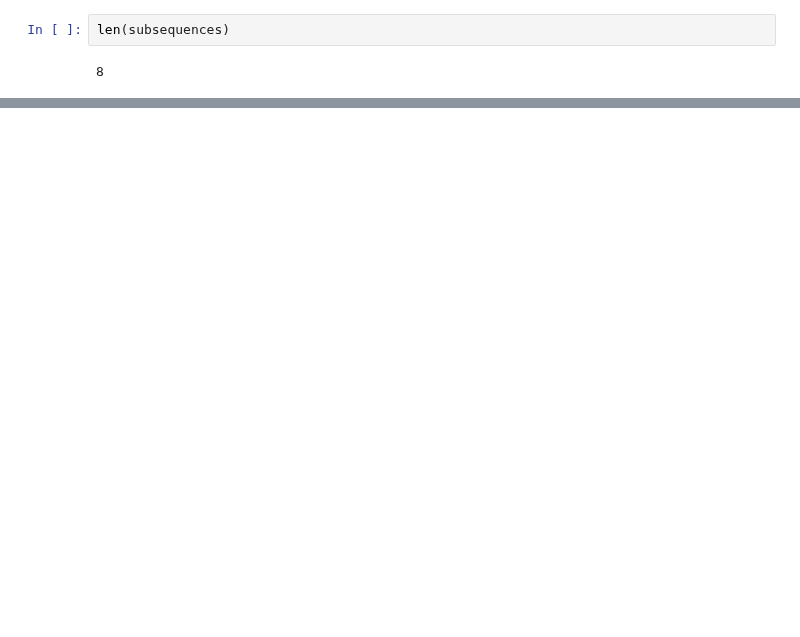
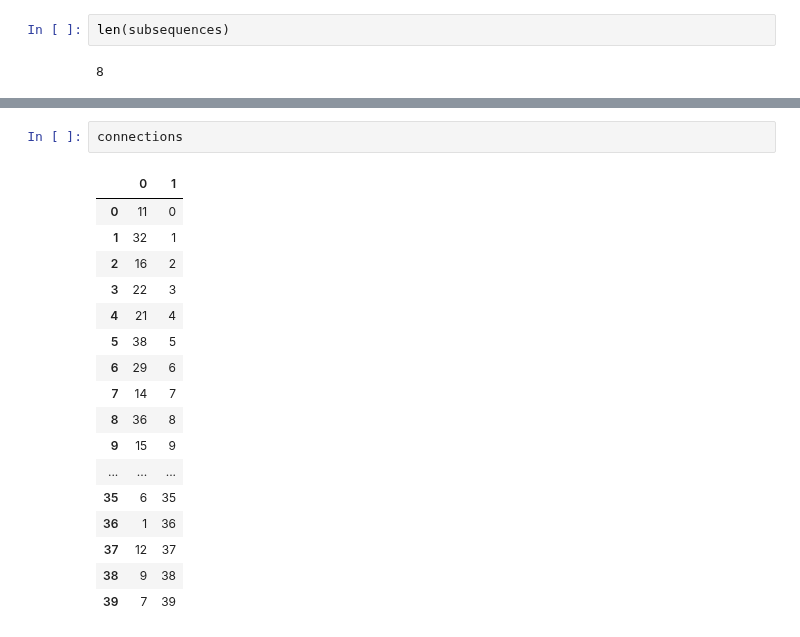
Before and after one commit to elejke/shortest_path, a Jupyter notebook: code/embedding.ipynb, the cells around one changed output, grey strips where cells are left out. Drawn from its saved outputs; the diff is of its cells as text; blank space fills up the shorter version.

```diff
--- a/code/embedding.ipynb
+++ b/code/embedding.ipynb
@@ -179,0 +199,20 @@ len(subsequences)
+# %%
+connections
+# %% [output]
+|  | 0 | 1 |
+| 0 | 11 | 0 |
+| 1 | 32 | 1 |
+| 2 | 16 | 2 |
+| 3 | 22 | 3 |
+| 4 | 21 | 4 |
+| 5 | 38 | 5 |
+| 6 | 29 | 6 |
+| 7 | 14 | 7 |
+| 8 | 36 | 8 |
+| 9 | 15 | 9 |
+| ... | ... | ... |
+| 35 | 6 | 35 |
+| 36 | 1 | 36 |
+| 37 | 12 | 37 |
+| 38 | 9 | 38 |
+| 39 | 7 | 39 |
```
Also changed, not shown: parts of 5 cells of this notebook, 1 other file.
